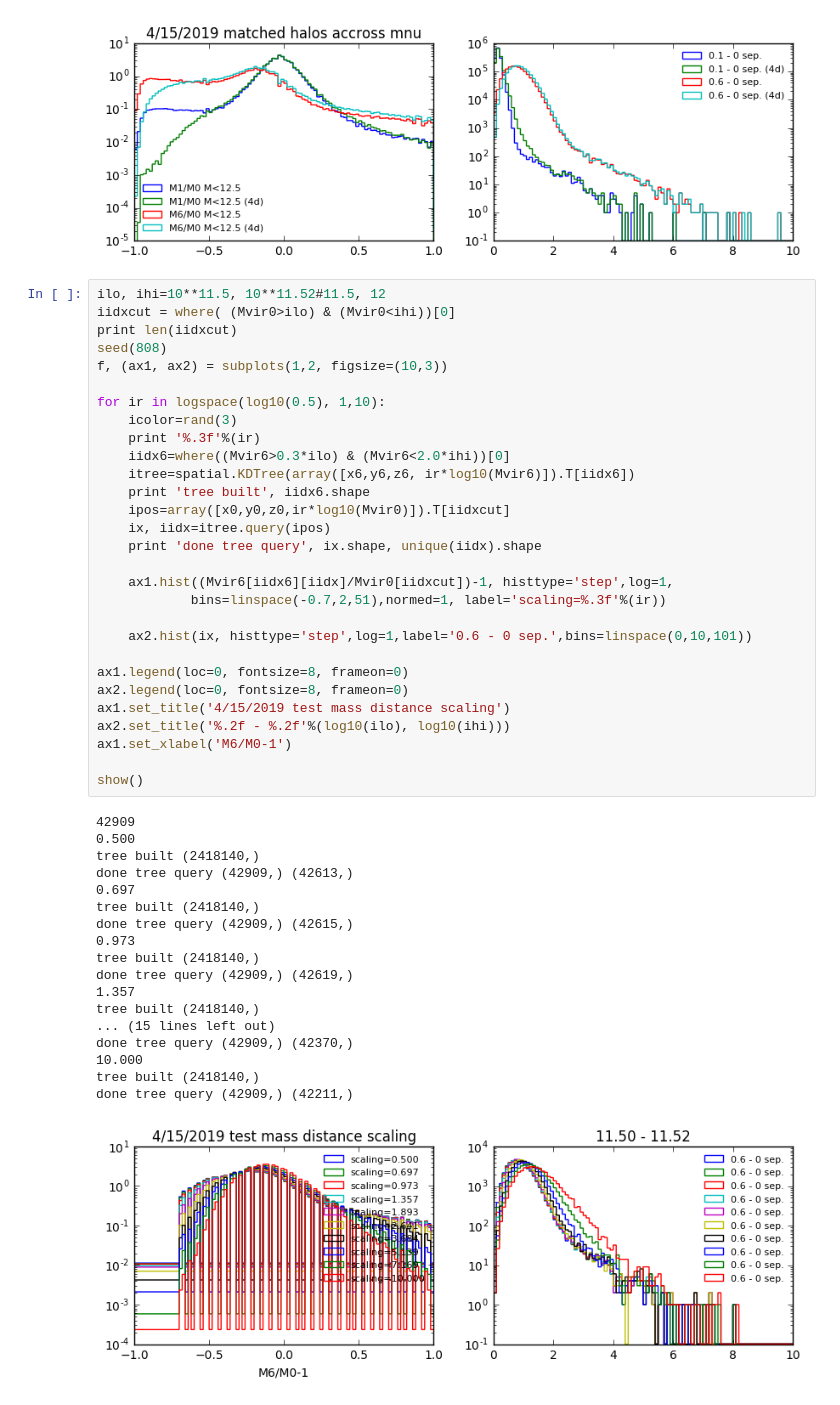
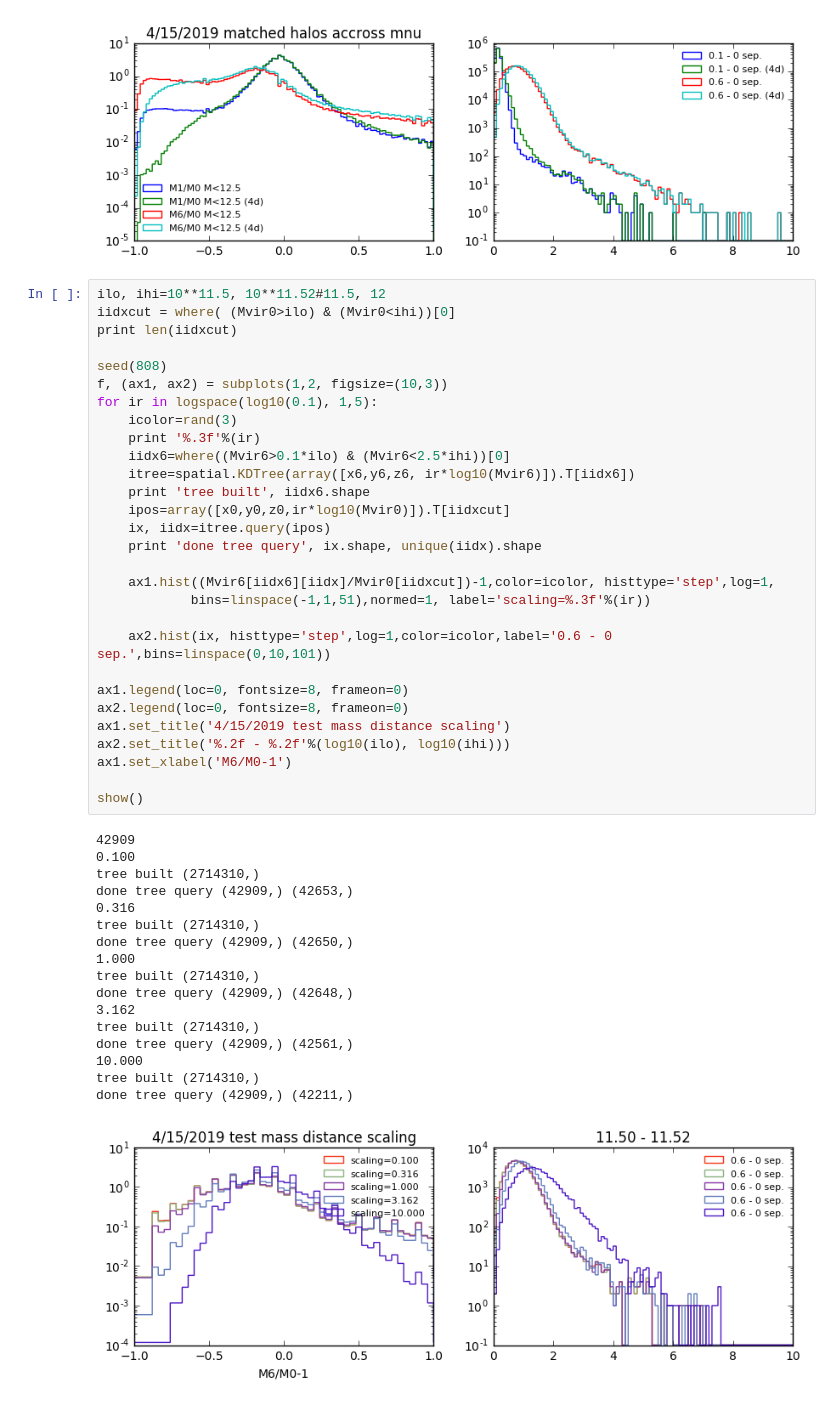
Before and after one commit to liuxx479/NUassemblybias, a Jupyter notebook: AB.ipynb, the cells around one changed output. Cells and saved outputs as stored; diff of their text form.

```diff
--- a/AB.ipynb
+++ b/AB.ipynb
@@ -490,48 +490,47 @@ show()
 # %%
 ilo, ihi=10**11.5, 10**11.52#11.5, 12
 iidxcut = where( (Mvir0>ilo) & (Mvir0<ihi))[0]
 print len(iidxcut)
+
 seed(808)
 f, (ax1, ax2) = subplots(1,2, figsize=(10,3))
-
-for ir in logspace(log10(0.5), 1,10):
+for ir in logspace(log10(0.1), 1,5):
     icolor=rand(3)
     print '%.3f'%(ir)
-    iidx6=where((Mvir6>0.3*ilo) & (Mvir6<2.0*ihi))[0]
+    iidx6=where((Mvir6>0.1*ilo) & (Mvir6<2.5*ihi))[0]
     itree=spatial.KDTree(array([x6,y6,z6, ir*log10(Mvir6)]).T[iidx6])
     print 'tree built', iidx6.shape
     ipos=array([x0,y0,z0,ir*log10(Mvir0)]).T[iidxcut]
     ix, iidx=itree.query(ipos)
     print 'done tree query', ix.shape, unique(iidx).shape
 
-    ax1.hist((Mvir6[iidx6][iidx]/Mvir0[iidxcut])-1, histtype='step',log=1,
-            bins=linspace(-0.7,2,51),normed=1, label='scaling=%.3f'%(ir))
+    ax1.hist((Mvir6[iidx6][iidx]/Mvir0[iidxcut])-1,color=icolor, histtype='step',log=1,
+            bins=linspace(-1,1,51),normed=1, label='scaling=%.3f'%(ir))
 
-    ax2.hist(ix, histtype='step',log=1,label='0.6 - 0 sep.',bins=linspace(0,10,101))
+    ax2.hist(ix, histtype='step',log=1,color=icolor,label='0.6 - 0 sep.',bins=linspace(0,10,101))
 
 ax1.legend(loc=0, fontsize=8, frameon=0)
 ax2.legend(loc=0, fontsize=8, frameon=0)
 ax1.set_title('4/15/2019 test mass distance scaling')
 ax2.set_title('%.2f - %.2f'%(log10(ilo), log10(ihi)))
 ax1.set_xlabel('M6/M0-1')
 
 show()
 # %% [output]
 42909
-0.500
-tree built (2418140,)
-done tree query (42909,) (42613,)
-0.697
-tree built (2418140,)
-done tree query (42909,) (42615,)
-0.973
-tree built (2418140,)
-done tree query (42909,) (42619,)
-1.357
-tree built (2418140,)
-... (15 lines left out)
-done tree query (42909,) (42370,)
+0.100
+tree built (2714310,)
+done tree query (42909,) (42653,)
+0.316
+tree built (2714310,)
+done tree query (42909,) (42650,)
+1.000
+tree built (2714310,)
+done tree query (42909,) (42648,)
+3.162
+tree built (2714310,)
+done tree query (42909,) (42561,)
 10.000
-tree built (2418140,)
+tree built (2714310,)
 done tree query (42909,) (42211,)
-[figure, old version]
+[figure, new version]
```
Also changed, not shown: parts of 2 cells of this notebook.
